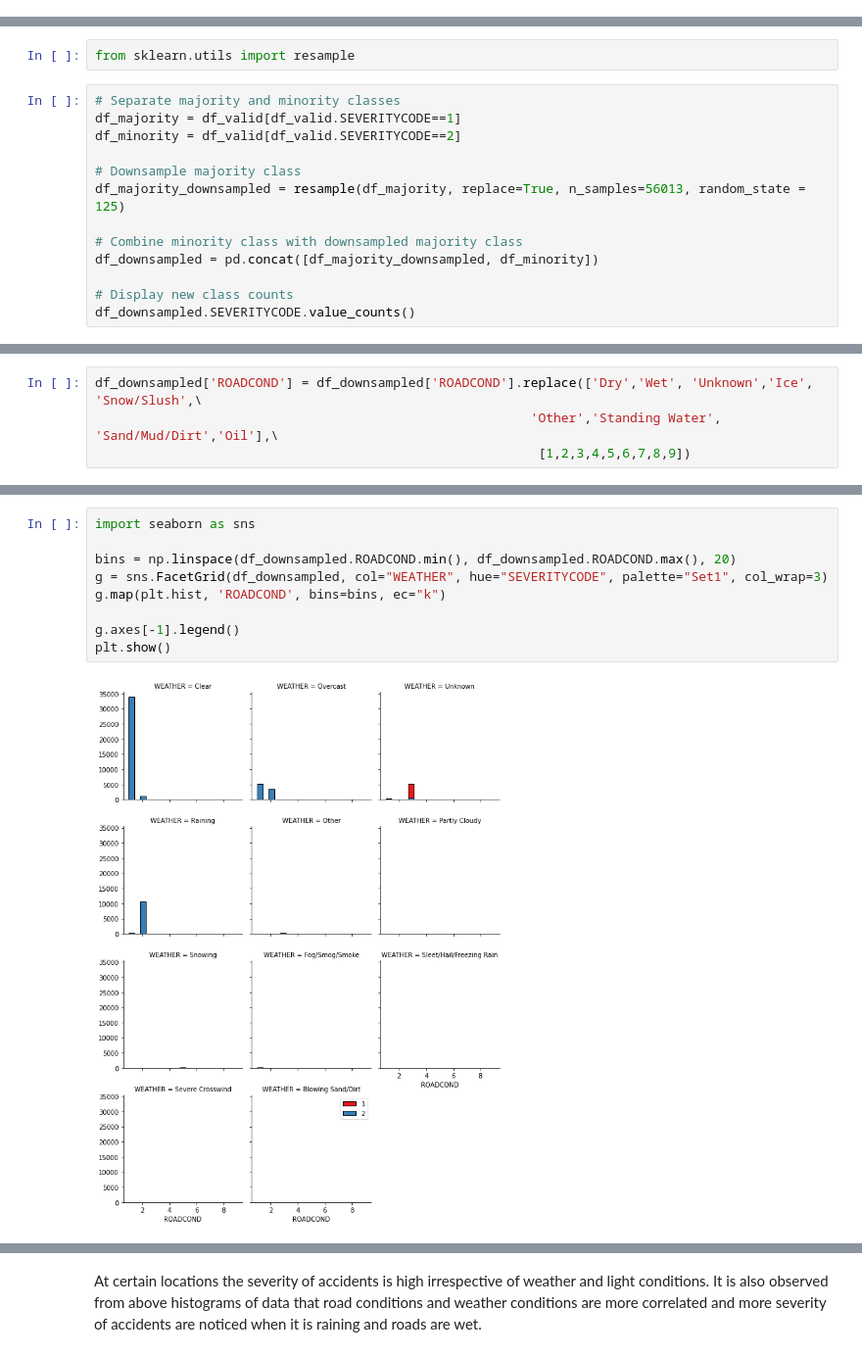
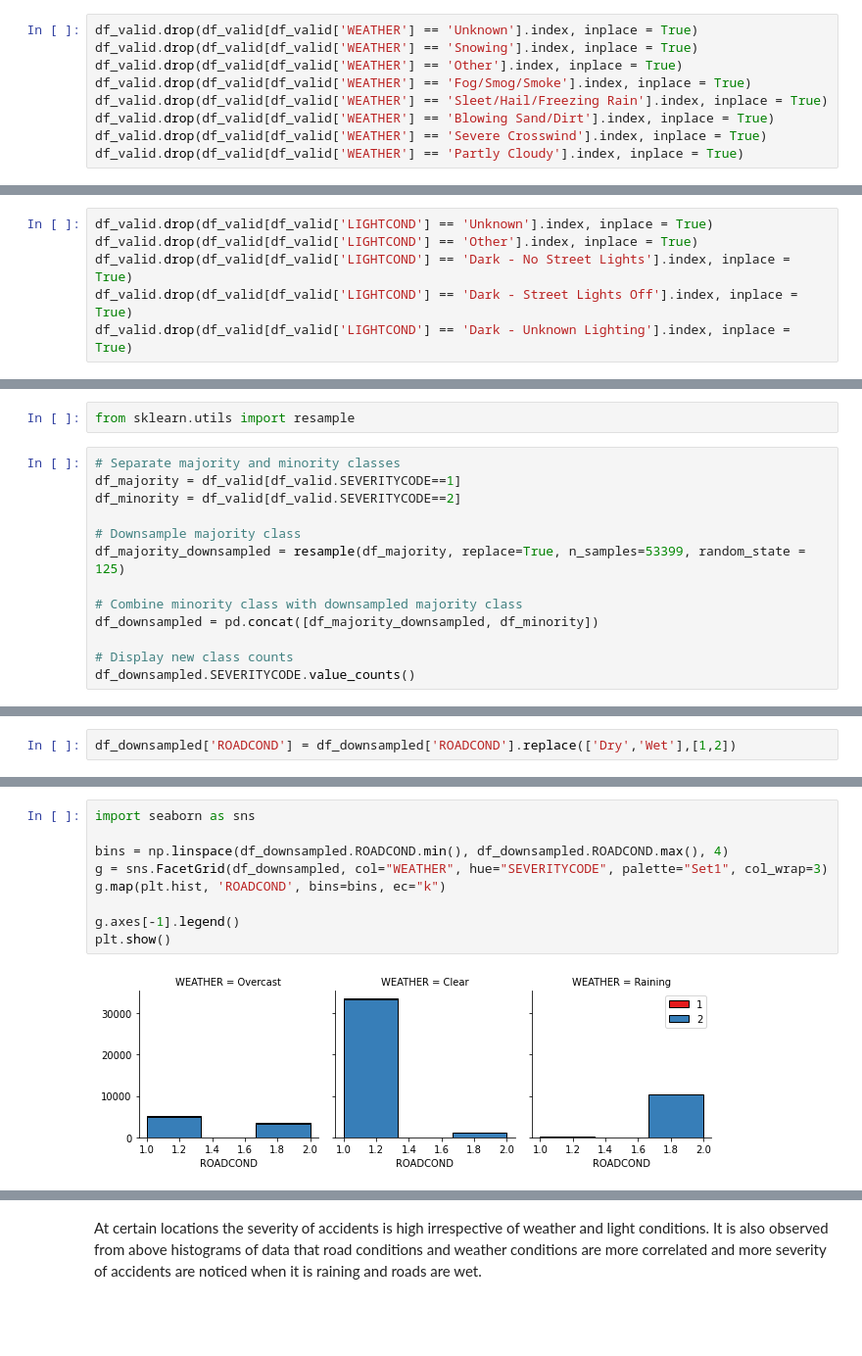
Before and after one commit to muralisankar2002/COLLISION-PREDICTION, a Jupyter notebook: Collision Prediction Analysis-2.ipynb, the cells around one changed output, grey strips where cells are left out. Shown at 98% size. Cells and saved outputs as stored; diff of their text form; blank space fills up the shorter version.

```diff
--- a/Collision Prediction Analysis-2.ipynb
+++ b/Collision Prediction Analysis-2.ipynb
@@ -456,5 +469,14 @@ Severe Crosswind                24
 Partly Cloudy                    5
 Name: WEATHER, dtype: int64
+# %%
+df_valid.drop(df_valid[df_valid['WEATHER'] == 'Unknown'].index, inplace = True)
+df_valid.drop(df_valid[df_valid['WEATHER'] == 'Snowing'].index, inplace = True)
+df_valid.drop(df_valid[df_valid['WEATHER'] == 'Other'].index, inplace = True)
+df_valid.drop(df_valid[df_valid['WEATHER'] == 'Fog/Smog/Smoke'].index, inplace = True)
+df_valid.drop(df_valid[df_valid['WEATHER'] == 'Sleet/Hail/Freezing Rain'].index, inplace = True)
+df_valid.drop(df_valid[df_valid['WEATHER'] == 'Blowing Sand/Dirt'].index, inplace = True)
+df_valid.drop(df_valid[df_valid['WEATHER'] == 'Severe Crosswind'].index, inplace = True)
+df_valid.drop(df_valid[df_valid['WEATHER'] == 'Partly Cloudy'].index, inplace = True)
 # %%
 df_valid['LIGHTCOND'].value_counts()
 # %% [output]
@@ -470 +492,7 @@ Dark - Unknown Lighting         11
 Name: LIGHTCOND, dtype: int64
+# %%
+df_valid.drop(df_valid[df_valid['LIGHTCOND'] == 'Unknown'].index, inplace = True)
+df_valid.drop(df_valid[df_valid['LIGHTCOND'] == 'Other'].index, inplace = True)
+df_valid.drop(df_valid[df_valid['LIGHTCOND'] == 'Dark - No Street Lights'].index, inplace = True)
+df_valid.drop(df_valid[df_valid['LIGHTCOND'] == 'Dark - Street Lights Off'].index, inplace = True)
+df_valid.drop(df_valid[df_valid['LIGHTCOND'] == 'Dark - Unknown Lighting'].index, inplace = True)
@@ -484,7 +545,7 @@ df_majority = df_valid[df_valid.SEVERITYCODE==1]
 df_minority = df_valid[df_valid.SEVERITYCODE==2]
 
 # Downsample majority class
-df_majority_downsampled = resample(df_majority, replace=True, n_samples=56013, random_state = 125)
+df_majority_downsampled = resample(df_majority, replace=True, n_samples=53399, random_state = 125)
 
 # Combine minority class with downsampled majority class
 df_downsampled = pd.concat([df_majority_downsampled, df_minority])
@@ -554,8 +596,6 @@ Oil                  32
 Name: ROADCOND, dtype: int64
 # %%
-df_downsampled['ROADCOND'] = df_downsampled['ROADCOND'].replace(['Dry','Wet', 'Unknown','Ice', 'Snow/Slush',\
-                                                         'Other','Standing Water', 'Sand/Mud/Dirt','Oil'],\
-                                                          [1,2,3,4,5,6,7,8,9])
+df_downsampled['ROADCOND'] = df_downsampled['ROADCOND'].replace(['Dry','Wet'],[1,2])
 # %%
 df_downsampled.head()
 # %% [output]
@@ -568,12 +608,12 @@ df_downsampled.head()
 # %%
 import seaborn as sns
 
-bins = np.linspace(df_downsampled.ROADCOND.min(), df_downsampled.ROADCOND.max(), 20)
+bins = np.linspace(df_downsampled.ROADCOND.min(), df_downsampled.ROADCOND.max(), 4)
 g = sns.FacetGrid(df_downsampled, col="WEATHER", hue="SEVERITYCODE", palette="Set1", col_wrap=3)
 g.map(plt.hist, 'ROADCOND', bins=bins, ec="k")
 
 g.axes[-1].legend()
 plt.show()
 # %% [output]
-[figure, old version]
+[figure, new version]
 # %%
```
Also changed, not shown: parts of 69 cells of this notebook.
